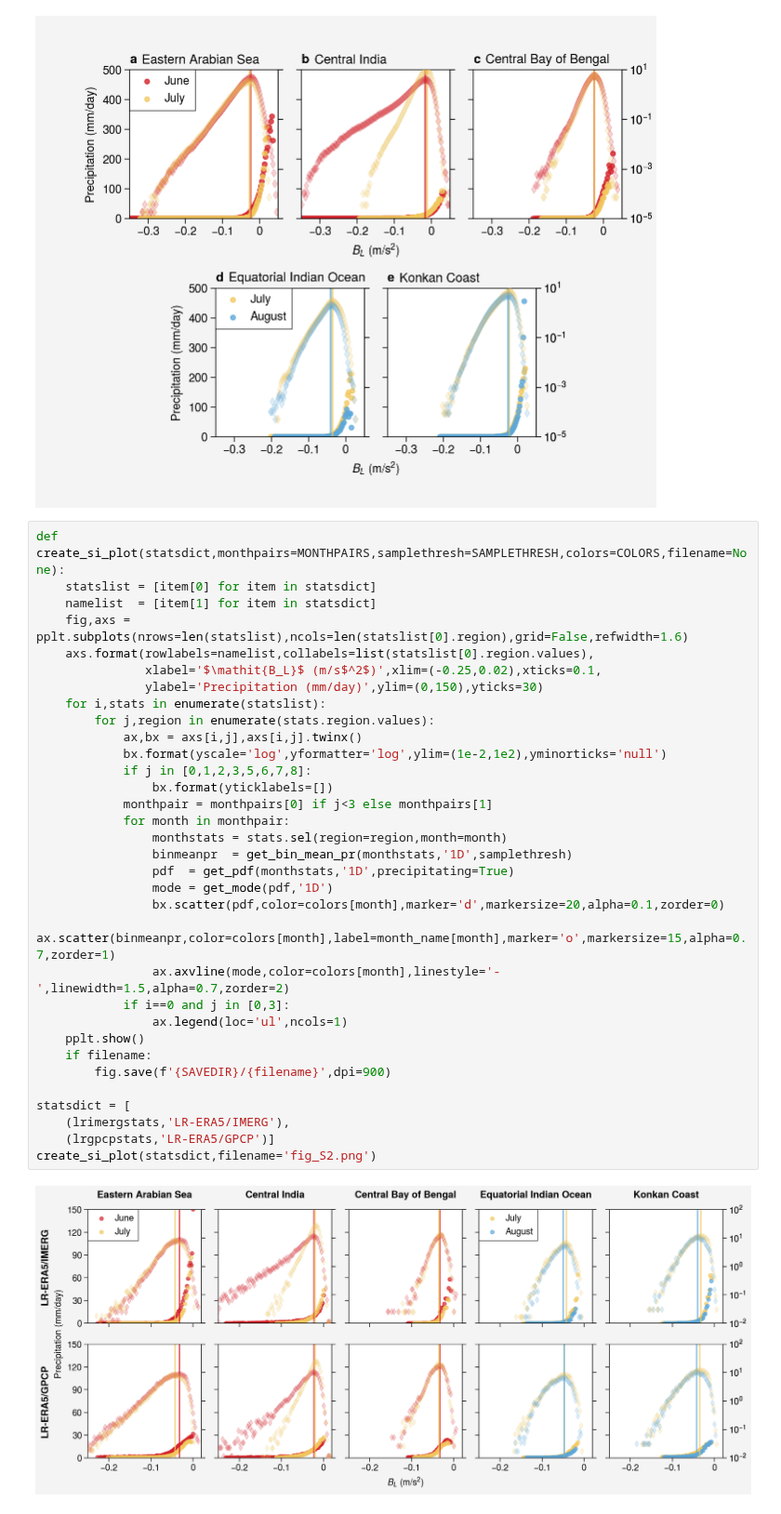
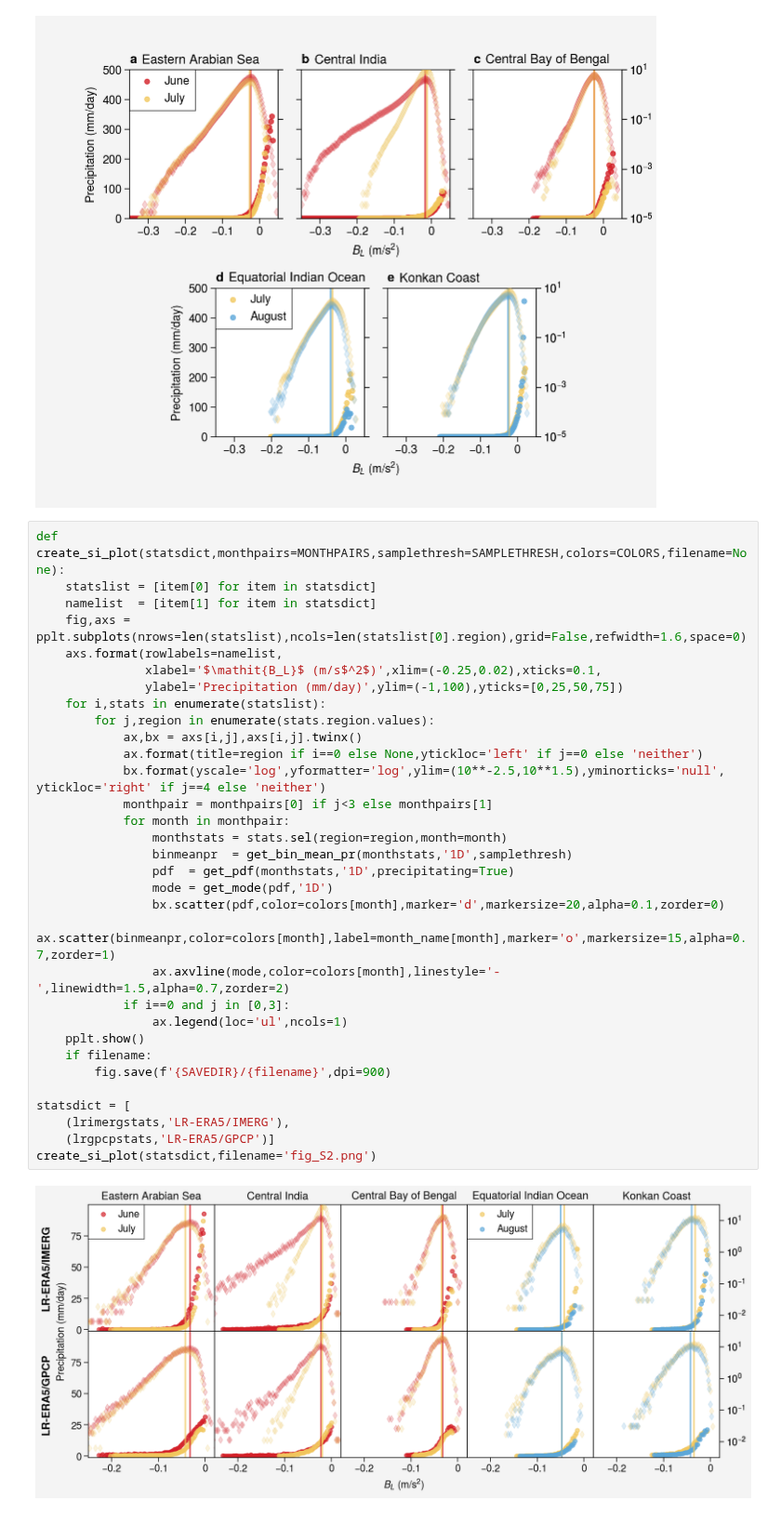
Before and after one commit to savannahferretti/monsoon-pod, a Jupyter notebook: notebooks/6_p-bl_relationships.ipynb, the cells around one changed output. Shown at 93% size. Cells and saved outputs as stored; diff of their text form.

```diff
--- a/notebooks/6_p-bl_relationships.ipynb
+++ b/notebooks/6_p-bl_relationships.ipynb
@@ -109,35 +109,34 @@ create_plot(hrimergstats,filename='fig_2.png')
 # %%
 def create_si_plot(statsdict,monthpairs=MONTHPAIRS,samplethresh=SAMPLETHRESH,colors=COLORS,filename=None):
     statslist = [item[0] for item in statsdict]
     namelist  = [item[1] for item in statsdict]
-    fig,axs = pplt.subplots(nrows=len(statslist),ncols=len(statslist[0].region),grid=False,refwidth=1.6)
-    axs.format(rowlabels=namelist,collabels=list(statslist[0].region.values),
+    fig,axs = pplt.subplots(nrows=len(statslist),ncols=len(statslist[0].region),grid=False,refwidth=1.6,space=0)
+    axs.format(rowlabels=namelist,
                xlabel='$\mathit{B_L}$ (m/s$^2$)',xlim=(-0.25,0.02),xticks=0.1,
-               ylabel='Precipitation (mm/day)',ylim=(0,150),yticks=30)
+               ylabel='Precipitation (mm/day)',ylim=(-1,100),yticks=[0,25,50,75])
     for i,stats in enumerate(statslist):
         for j,region in enumerate(stats.region.values):
             ax,bx = axs[i,j],axs[i,j].twinx()
-            bx.format(yscale='log',yformatter='log',ylim=(1e-2,1e2),yminorticks='null')
-            if j in [0,1,2,3,5,6,7,8]:
-                bx.format(yticklabels=[])
+            ax.format(title=region if i==0 else None,ytickloc='left' if j==0 else 'neither')
+            bx.format(yscale='log',yformatter='log',ylim=(10**-2.5,10**1.5),yminorticks='null', ytickloc='right' if j==4 else 'neither')
             monthpair = monthpairs[0] if j<3 else monthpairs[1]
             for month in monthpair:
                 monthstats = stats.sel(region=region,month=month)
                 binmeanpr  = get_bin_mean_pr(monthstats,'1D',samplethresh)
                 pdf  = get_pdf(monthstats,'1D',precipitating=True)
                 mode = get_mode(pdf,'1D')
                 bx.scatter(pdf,color=colors[month],marker='d',markersize=20,alpha=0.1,zorder=0)
                 ax.scatter(binmeanpr,color=colors[month],label=month_name[month],marker='o',markersize=15,alpha=0.7,zorder=1)
                 ax.axvline(mode,color=colors[month],linestyle='-',linewidth=1.5,alpha=0.7,zorder=2)
             if i==0 and j in [0,3]:
                 ax.legend(loc='ul',ncols=1)
     pplt.show()
     if filename:
         fig.save(f'{SAVEDIR}/{filename}',dpi=900)
 
 statsdict = [
     (lrimergstats,'LR-ERA5/IMERG'),
     (lrgpcpstats,'LR-ERA5/GPCP')]
 create_si_plot(statsdict,filename='fig_S2.png')
 # %% [output]
-[figure, old version]
+[figure, new version]
```
Also changed, not shown: 7 other files.
